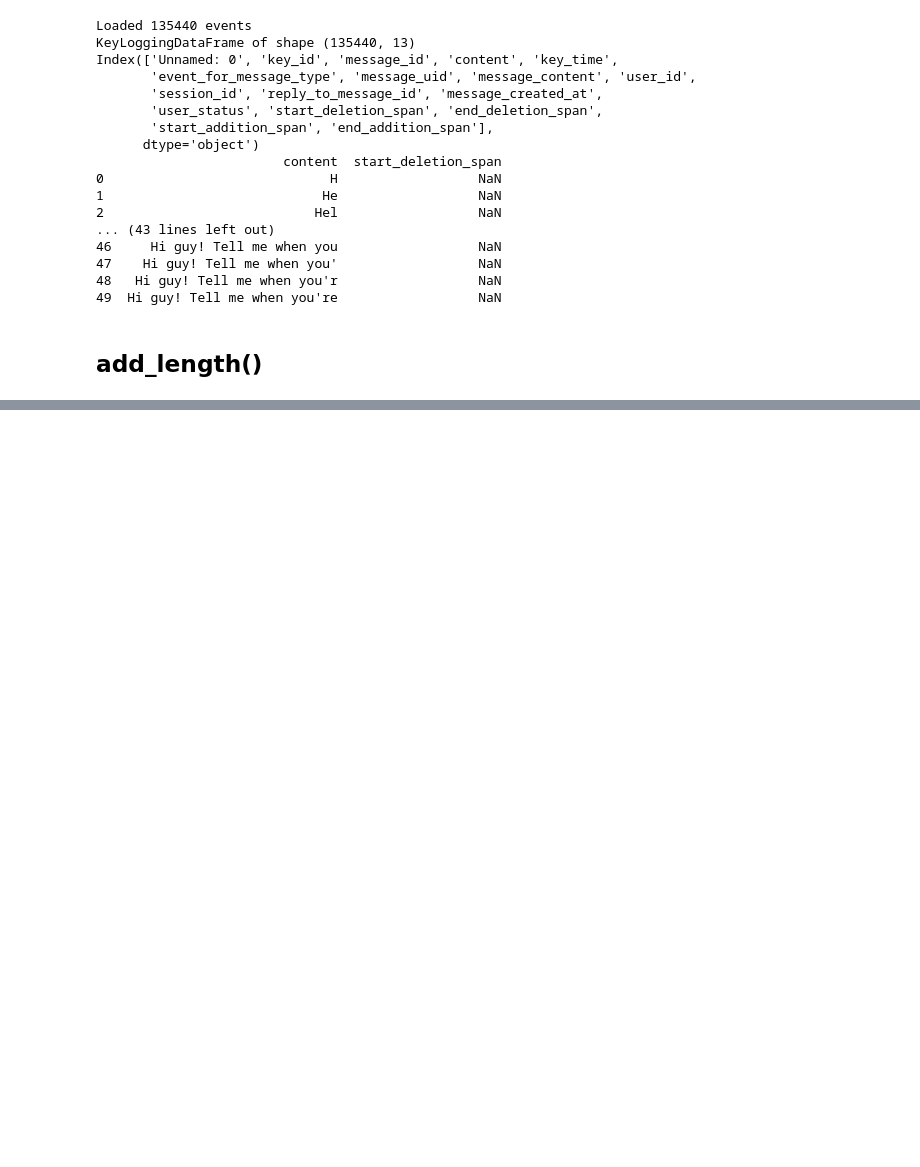
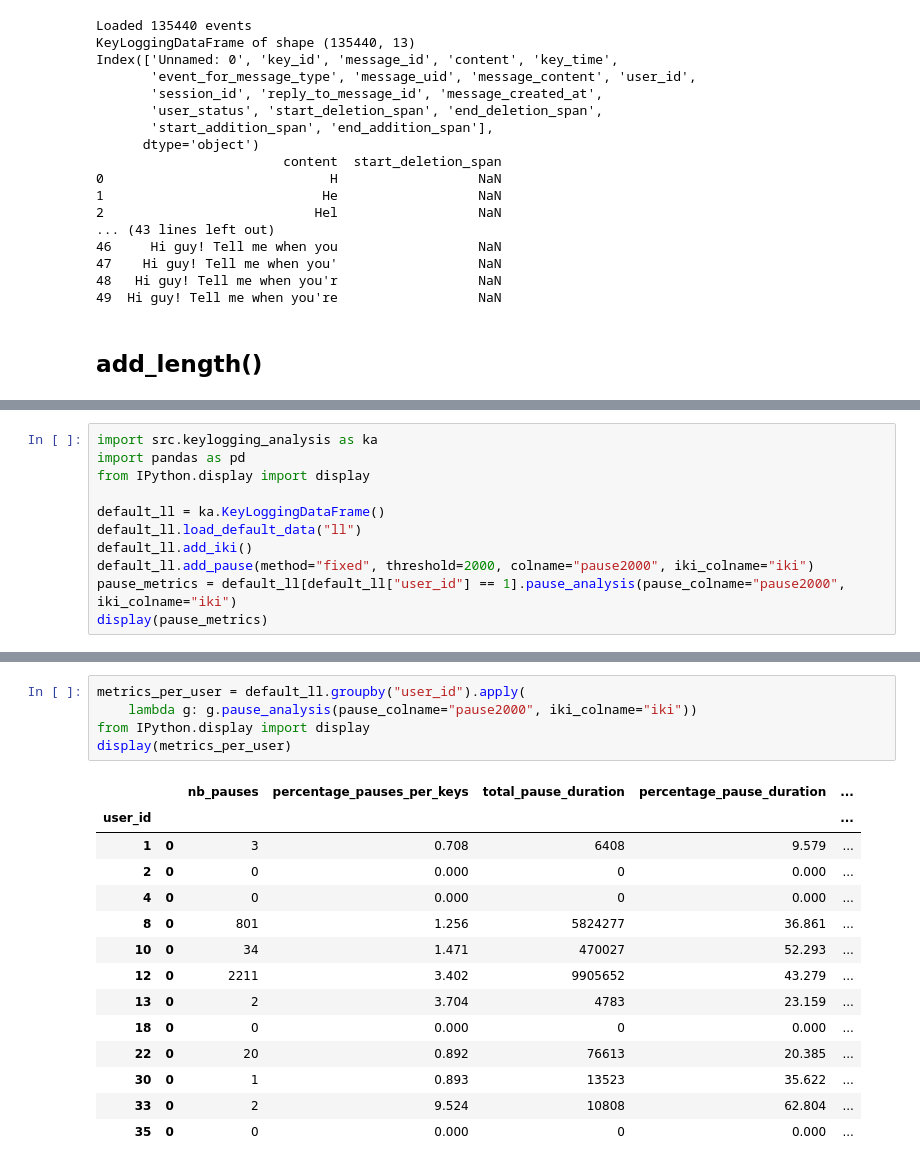
Before and after one commit to sbibauw/keylogging_analysis, a Jupyter notebook: test_module.ipynb, the cells around one changed output, grey strips where cells are left out. Cells and saved outputs as stored; diff of their text form; blank space fills up the shorter version.

Commit message:
analysis_functions

```diff
--- a/test_module.ipynb
+++ b/test_module.ipynb
@@ -347,0 +350,11 @@ Index(['Unnamed: 0', 'key_id', 'message_id', 'content', 'key_time',
+# %%
+import src.keylogging_analysis as ka
+import pandas as pd
+from IPython.display import display
+
+default_ll = ka.KeyLoggingDataFrame()
+default_ll.load_default_data("ll")
+default_ll.add_iki()
+default_ll.add_pause(method="fixed", threshold=2000, colname="pause2000", iki_colname="iki")
+pause_metrics = default_ll[default_ll["user_id"] == 1].pause_analysis(pause_colname="pause2000", iki_colname="iki")
+display(pause_metrics)
@@ -347,0 +366,20 @@ Index(['Unnamed: 0', 'key_id', 'message_id', 'content', 'key_time',
+# %%
+metrics_per_user = default_ll.groupby("user_id").apply(
+    lambda g: g.pause_analysis(pause_colname="pause2000", iki_colname="iki"))
+from IPython.display import display
+display(metrics_per_user)
+# %% [output]
+|  |  | nb_pauses | percentage_pauses_per_keys | total_pause_duration | percentage_pause_duration | ... |
+| user_id |  |  |  |  |  | ... |
+| 1 | 0 | 3 | 0.708 | 6408 | 9.579 | ... |
+| 2 | 0 | 0 | 0.000 | 0 | 0.000 | ... |
+| 4 | 0 | 0 | 0.000 | 0 | 0.000 | ... |
+| 8 | 0 | 801 | 1.256 | 5824277 | 36.861 | ... |
+| 10 | 0 | 34 | 1.471 | 470027 | 52.293 | ... |
+| 12 | 0 | 2211 | 3.402 | 9905652 | 43.279 | ... |
+| 13 | 0 | 2 | 3.704 | 4783 | 23.159 | ... |
+| 18 | 0 | 0 | 0.000 | 0 | 0.000 | ... |
+| 22 | 0 | 20 | 0.892 | 76613 | 20.385 | ... |
+| 30 | 0 | 1 | 0.893 | 13523 | 35.622 | ... |
+| 33 | 0 | 2 | 9.524 | 10808 | 62.804 | ... |
+| 35 | 0 | 0 | 0.000 | 0 | 0.000 | ... |
```
Also changed, not shown: parts of 3 cells of this notebook, 2 other files.
